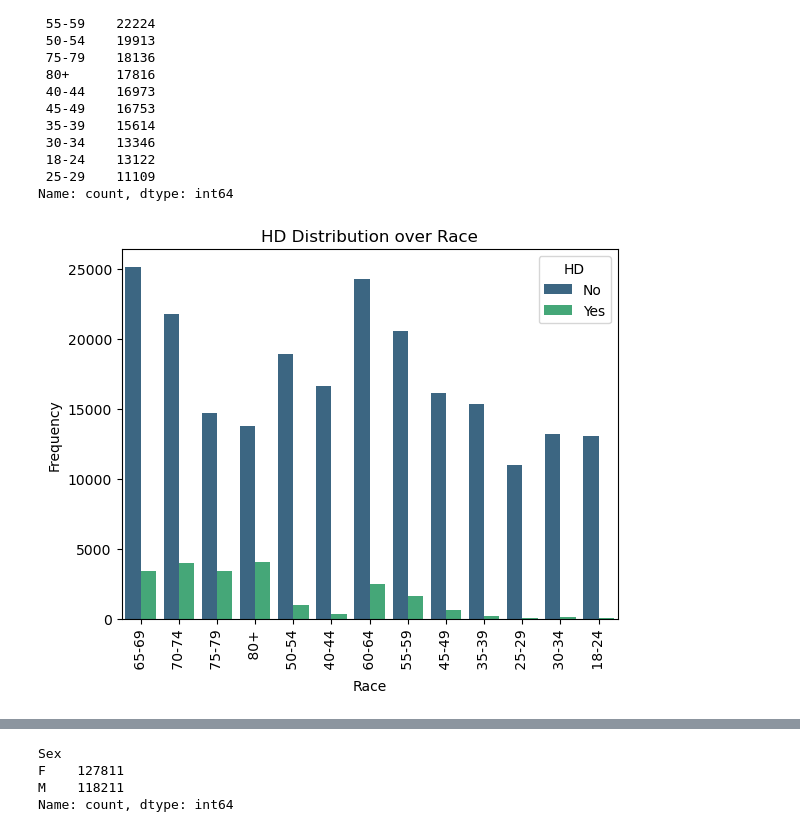
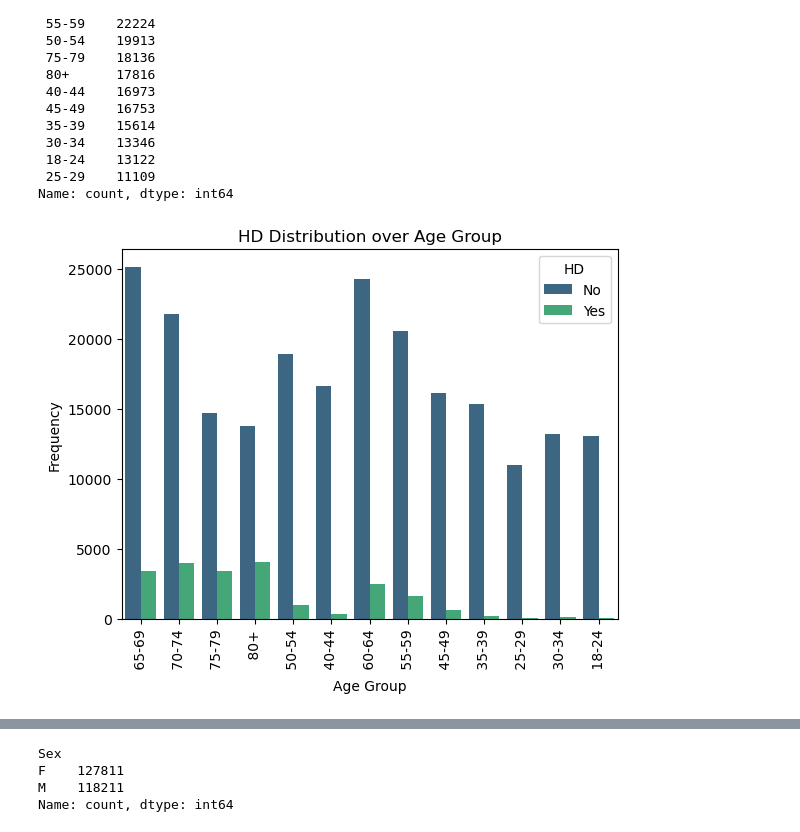
Before and after one commit to hotredcar/Project-1-Group-4, a Jupyter notebook: main-ali.ipynb, the cells around one changed output, grey strips where cells are left out. Saved outputs shown, nothing was run; the diff lists cells and outputs as text; code cells hidden in the pictures.

```diff
--- a/main-ali.ipynb
+++ b/main-ali.ipynb
@@ -441,16 +753,18 @@ Name: count, dtype: int64
 # %%
 sns.countplot(x=filtered_data_reordered['Age'], hue='HD', data=filtered_data_reordered, palette='viridis')
 
-plt.title('HD Distribution over Race')
+plt.title('HD Distribution over Age Group')
 
 # Set labels and rotate x-axis labels
-plt.xlabel('Race')
+plt.xlabel('Age Group')
 plt.ylabel('Frequency')
 plt.xticks(rotation=90)  # Adjust the rotation angle as needed
 legend_labels = ['No', 'Yes']
 plt.legend(title='HD', labels=legend_labels,loc='upper right')
 
+plt.savefig("output_data/hd_agegroup.png")
+
 # Show the plot
 plt.show()
 # %% [output]
-[figure, old version]
+[figure, new version]
```
Also changed, not shown: parts of 55 cells of this notebook, 15 other files.
